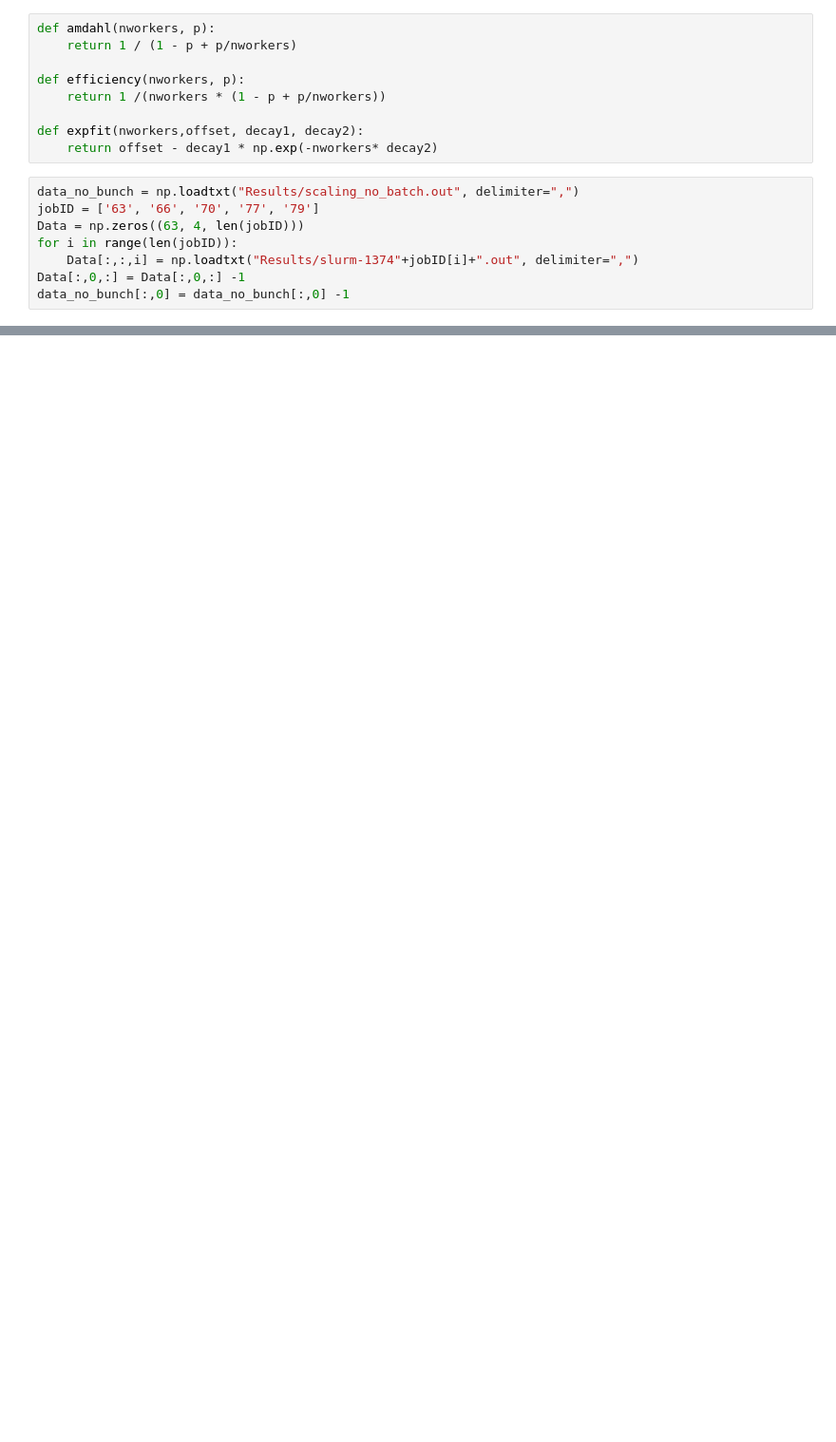
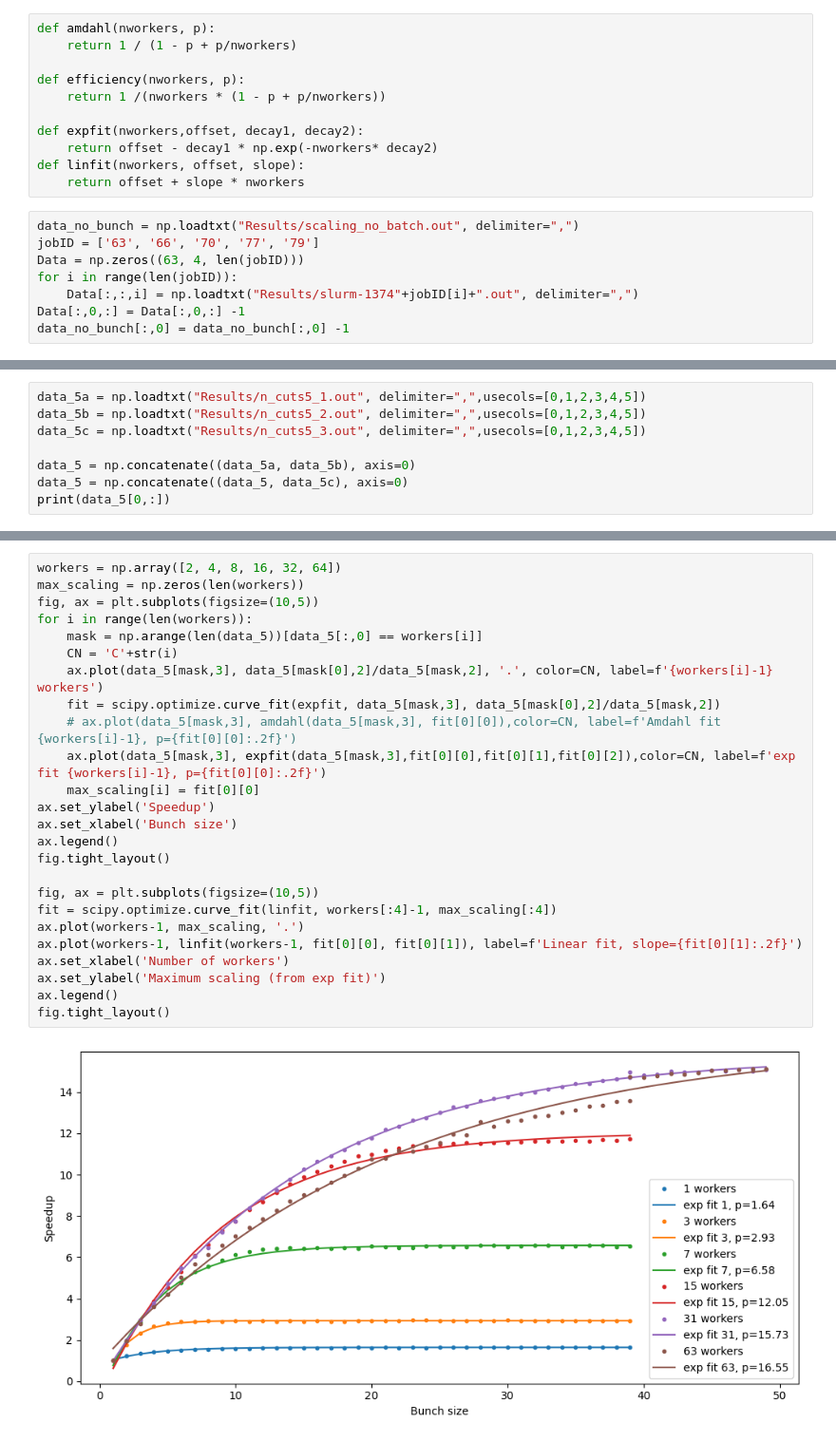
Before and after one commit to 2BeAsh/HPPC_Python_Project, a Jupyter notebook: Code/mpi4py/plots.ipynb, the cells around one changed output, grey strips where cells are left out. Shown at 95% size. Drawn from its saved outputs; the diff is of its cells as text; blank space fills up the shorter version.

Commit message:
more data and plots

```diff
--- a/Code/mpi4py/plots.ipynb
+++ b/Code/mpi4py/plots.ipynb
@@ -11,6 +11,8 @@ def efficiency(nworkers, p):
 
 def expfit(nworkers,offset, decay1, decay2):
     return offset - decay1 * np.exp(-nworkers* decay2)
+def linfit(nworkers, offset, slope):
+    return offset + slope * nworkers
 # %%
 data_no_bunch = np.loadtxt("Results/scaling_no_batch.out", delimiter=",")
 jobID = ['63', '66', '70', '77', '79']
@@ -56,0 +59,8 @@ fig.tight_layout()
+# %%
+data_5a = np.loadtxt("Results/n_cuts5_1.out", delimiter=",",usecols=[0,1,2,3,4,5])
+data_5b = np.loadtxt("Results/n_cuts5_2.out", delimiter=",",usecols=[0,1,2,3,4,5])
+data_5c = np.loadtxt("Results/n_cuts5_3.out", delimiter=",",usecols=[0,1,2,3,4,5])
+
+data_5 = np.concatenate((data_5a, data_5b), axis=0)
+data_5 = np.concatenate((data_5, data_5c), axis=0)
+print(data_5[0,:])
@@ -56,0 +70,27 @@ fig.tight_layout()
+# %%
+workers = np.array([2, 4, 8, 16, 32, 64])
+max_scaling = np.zeros(len(workers))
+fig, ax = plt.subplots(figsize=(10,5))
+for i in range(len(workers)):
+    mask = np.arange(len(data_5))[data_5[:,0] == workers[i]]
+    CN = 'C'+str(i)
+    ax.plot(data_5[mask,3], data_5[mask[0],2]/data_5[mask,2], '.', color=CN, label=f'{workers[i]-1} workers')
+    fit = scipy.optimize.curve_fit(expfit, data_5[mask,3], data_5[mask[0],2]/data_5[mask,2])
+    # ax.plot(data_5[mask,3], amdahl(data_5[mask,3], fit[0][0]),color=CN, label=f'Amdahl fit {workers[i]-1}, p={fit[0][0]:.2f}')
+    ax.plot(data_5[mask,3], expfit(data_5[mask,3],fit[0][0],fit[0][1],fit[0][2]),color=CN, label=f'exp fit {workers[i]-1}, p={fit[0][0]:.2f}')
+    max_scaling[i] = fit[0][0]
+ax.set_ylabel('Speedup')
+ax.set_xlabel('Bunch size')
+ax.legend()
+fig.tight_layout()
+
+fig, ax = plt.subplots(figsize=(10,5))
+fit = scipy.optimize.curve_fit(linfit, workers[:4]-1, max_scaling[:4])
+ax.plot(workers-1, max_scaling, '.')
+ax.plot(workers-1, linfit(workers-1, fit[0][0], fit[0][1]), label=f'Linear fit, slope={fit[0][1]:.2f}')
+ax.set_xlabel('Number of workers')
+ax.set_ylabel('Maximum scaling (from exp fit)')
+ax.legend()
+fig.tight_layout()
+# %% [output]
+[figure, added]
```
Also changed, not shown: parts of 5 cells of this notebook, 3 other files.
